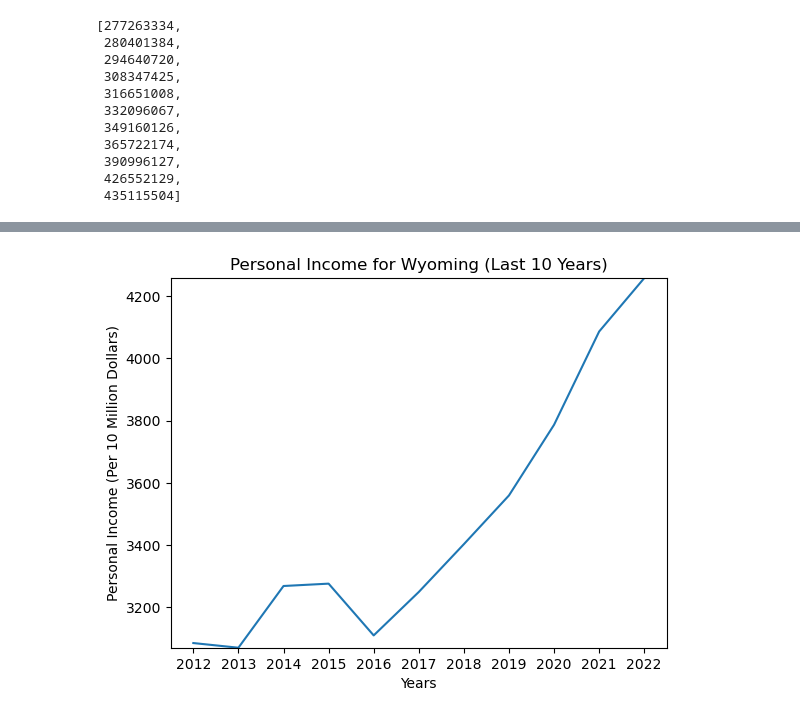
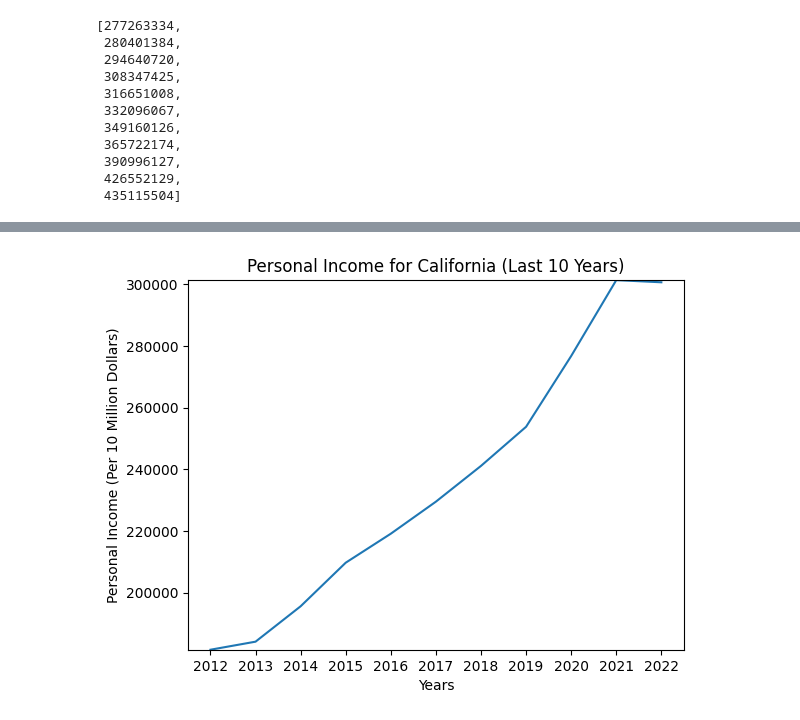
Before and after one commit to Tylerwilliams3644/Bootcamp-Project-1, a Jupyter notebook: Working Code/Income by State/income_by_state.ipynb, the cells around one changed output, grey strips where cells are left out. Saved outputs shown, nothing was run; the diff lists cells and outputs as text; code cells hidden in the pictures.

Commit message:
fixing the average vs state chart

```diff
--- a/Working Code/Income by State/income_by_state.ipynb
+++ b/Working Code/Income by State/income_by_state.ipynb
@@ -122,8 +122,8 @@ display(income_by_state)
 | 49 | Wyoming | Personal income (thousands of dol... | Thousands of dollars | 30844405 | 30694095 | 32679633 | 32755555 | 31090130 | 32487400 | 34025191 | ... |
 | 50 | Average | Personal income (thousands of dol... | Thousands of dollars | 277263334 | 280401384 | 294640720 | 308347425 | 316651008 | 332096067 | 349160126 | ... |
 # %%
-income_by_state.drop_duplicates(subset = "Location", keep = 'first', inplace= True)
-display(income_by_state)
+#income_by_state.drop_duplicates(subset = "Location", keep = 'first', inplace= True)
+#display(income_by_state)
 # %% [output]
 |  | Location | Description | Unit | 2012 | 2013 | 2014 | 2015 | 2016 | 2017 | 2018 | ... |
 | 0 | Alabama | Personal income (thousands of dol... | Thousands of dollars | 172101458 | 173720680 | 179487109 | 187474744 | 190871820 | 197963769 | 205674190 | ... |
@@ -145,23 +145,23 @@ display(income_by_state)
 # %%
 #Need to run to set the index to the location column(Only need to run of first run)
 #income_by_state = income_by_state.set_index("Location")
 
-state = "Wyoming"
+state = "California"
 desired_years = "2012", "2013", "2014", "2015", "2016", "2017", "2018", "2019", "2020", "2021", "2022"
 state_x_axis = desired_years
 state_y_axis = income_by_state.loc[state,["2012", "2013", "2014", "2015", "2016", "2017", "2018", "2019", "2020", "2021", "2022"]]
 state_y_axis_in_10million = state_y_axis/10000
 
 
 plt.plot(state_x_axis, state_y_axis_in_10million)
 plt.xlabel("Years")
 plt.ylabel("Personal Income (Per 10 Million Dollars)")
 plt.title(f"Personal Income for {state} (Last 10 Years)")
 plt.ylim(min(state_y_axis_in_10million), max(state_y_axis_in_10million))
 plt.ticklabel_format(style="plain", axis="y")
 plt.show()
 # %% [output]
-[figure, old version]
+[figure, new version]
 # %%
 location = "Average"
 desired_years = "2012", "2013", "2014", "2015", "2016", "2017", "2018", "2019", "2020", "2021", "2022"
```
Also changed, not shown: parts of 2 cells of this notebook, 1 other file.
